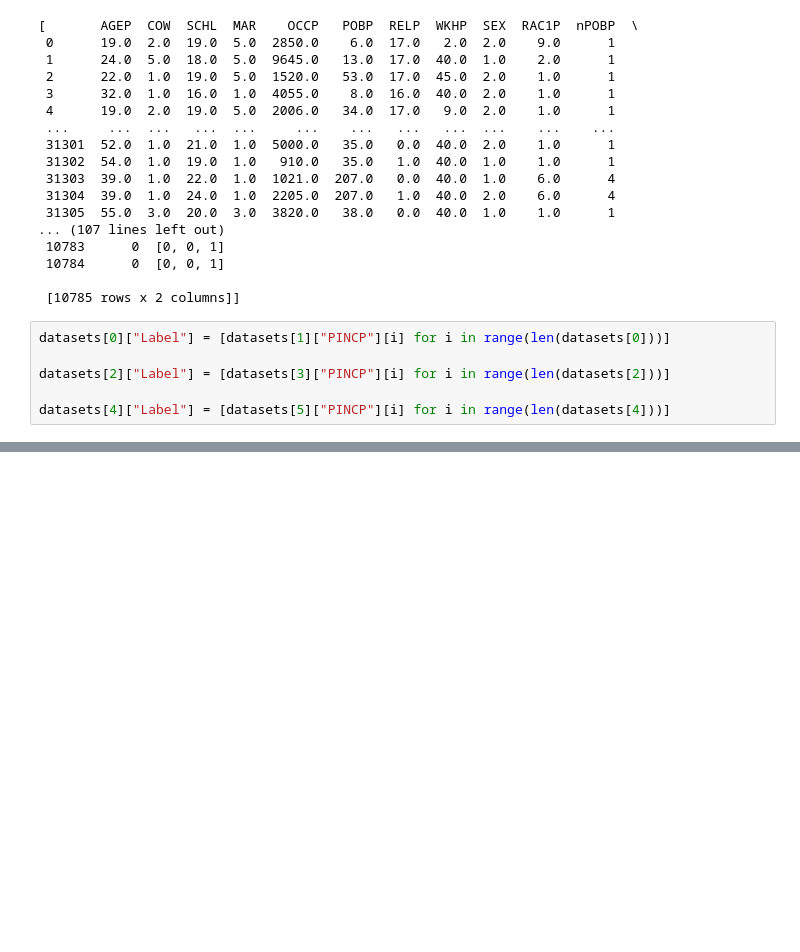
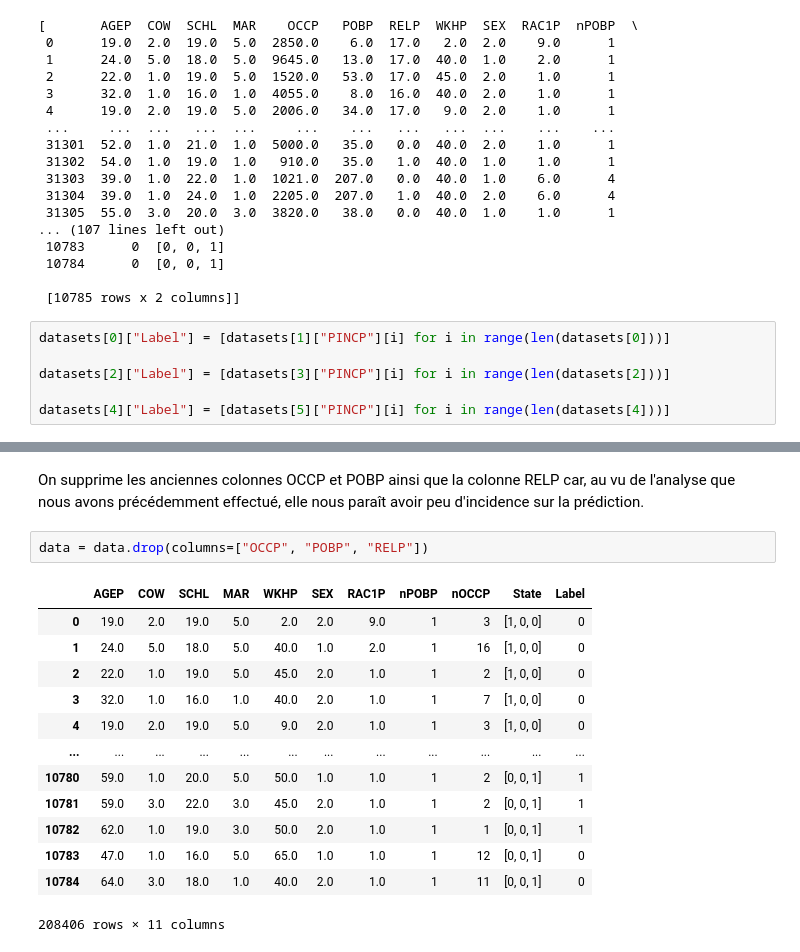
Before and after one commit to enzomarie/Data_labs, a Jupyter notebook: TP2 - Apprentissage supervisé/blabla.ipynb, the cells around one changed output, grey strips where cells are left out. Cells and saved outputs as stored; diff of their text form; blank space fills up the shorter version.

```diff
--- a/TP2 - Apprentissage supervisé/blabla.ipynb
+++ b/TP2 - Apprentissage supervisé/blabla.ipynb
@@ -194,0 +206,18 @@ data = datasets[0] + datasets[2] + datasets[4]
+# %% [markdown]
+On supprime les anciennes colonnes OCCP et POBP ainsi que la colonne RELP car, au vu de l'analyse que nous avons précédemment effectué, elle nous paraît avoir peu d'incidence sur la prédiction.
+# %%
+data = data.drop(columns=["OCCP", "POBP", "RELP"])
+# %% [output]
+|  | AGEP | COW | SCHL | MAR | WKHP | SEX | RAC1P | nPOBP | nOCCP | State | Label |
+| 0 | 19.0 | 2.0 | 19.0 | 5.0 | 2.0 | 2.0 | 9.0 | 1 | 3 | [1, 0, 0] | 0 |
+| 1 | 24.0 | 5.0 | 18.0 | 5.0 | 40.0 | 1.0 | 2.0 | 1 | 16 | [1, 0, 0] | 0 |
+| 2 | 22.0 | 1.0 | 19.0 | 5.0 | 45.0 | 2.0 | 1.0 | 1 | 2 | [1, 0, 0] | 0 |
+| 3 | 32.0 | 1.0 | 16.0 | 1.0 | 40.0 | 2.0 | 1.0 | 1 | 7 | [1, 0, 0] | 0 |
+| 4 | 19.0 | 2.0 | 19.0 | 5.0 | 9.0 | 2.0 | 1.0 | 1 | 3 | [1, 0, 0] | 0 |
+| ... | ... | ... | ... | ... | ... | ... | ... | ... | ... | ... | ... |
+| 10780 | 59.0 | 1.0 | 20.0 | 5.0 | 50.0 | 1.0 | 1.0 | 1 | 2 | [0, 0, 1] | 1 |
+| 10781 | 59.0 | 3.0 | 22.0 | 3.0 | 45.0 | 2.0 | 1.0 | 1 | 2 | [0, 0, 1] | 1 |
+| 10782 | 62.0 | 1.0 | 19.0 | 3.0 | 50.0 | 2.0 | 1.0 | 1 | 1 | [0, 0, 1] | 1 |
+| 10783 | 47.0 | 1.0 | 16.0 | 5.0 | 65.0 | 1.0 | 1.0 | 1 | 12 | [0, 0, 1] | 0 |
+| 10784 | 64.0 | 3.0 | 18.0 | 1.0 | 40.0 | 2.0 | 1.0 | 1 | 11 | [0, 0, 1] | 0 |
+208406 rows × 11 columns
```
Also changed, not shown: parts of 9 cells of this notebook, 2 other files.
